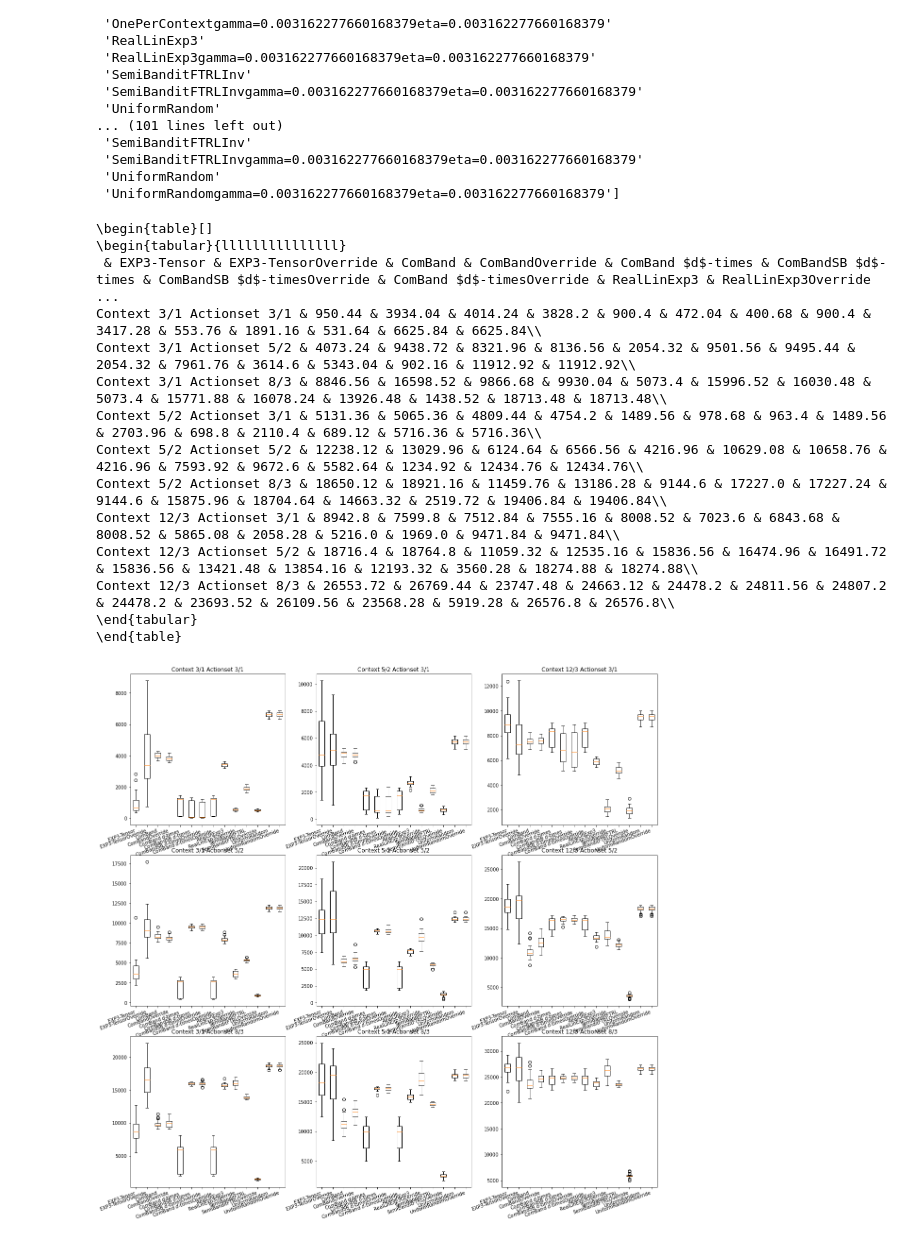
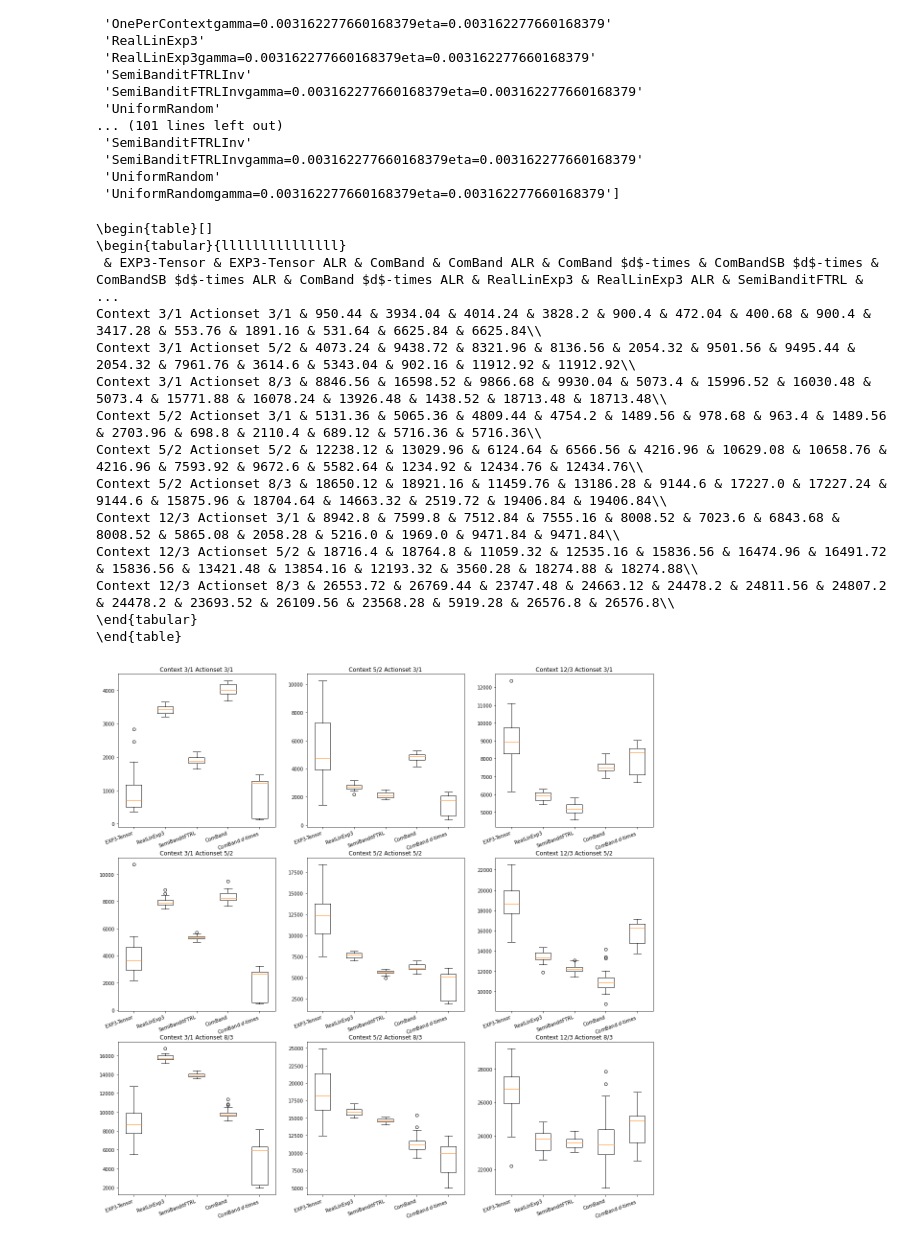
Before and after one commit to LukasZierahn/Combinatorial-Contextual-Bandits, a Jupyter notebook: latex_generator.ipynb, the cells around one changed output. Saved outputs shown, nothing was run; the diff lists cells and outputs as text; code cells hidden in the pictures.

```diff
--- a/latex_generator.ipynb
+++ b/latex_generator.ipynb
@@ -102,7 +102,7 @@ algo_name_dict = {
 
 for key in list(algo_name_dict.keys()):
     adjusted_key = key + "gamma=0.003162277660168379eta=0.003162277660168379"
-    algo_name_dict[adjusted_key] = algo_name_dict[key] + "Override"
+    algo_name_dict[adjusted_key] = algo_name_dict[key] + " ALR"
 
 algo_name_list = results[dist_name][length]
 
@@ -131,7 +131,7 @@ print(r"\end{table}")
 # %% [output]
 \begin{table}[]
 \begin{tabular}{lllllllllllllll}
- & EXP3-Tensor & EXP3-TensorOverride & ComBand & ComBandOverride & ComBand $d$-times & ComBandSB $d$-times & ComBandSB $d$-timesOverride & ComBand $d$-timesOverride & RealLinExp3 & RealLinExp3Override ...
+ & EXP3-Tensor & EXP3-Tensor ALR & ComBand & ComBand ALR & ComBand $d$-times & ComBandSB $d$-times & ComBandSB $d$-times ALR & ComBand $d$-times ALR & RealLinExp3 & RealLinExp3 ALR & SemiBanditFTRL &  ...
 Context 3/1 Actionset 3/1 & 950.44 & 3934.04 & 4014.24 & 3828.2 & 900.4 & 472.04 & 400.68 & 900.4 & 3417.28 & 553.76 & 1891.16 & 531.64 & 6625.84 & 6625.84\\
 Context 3/1 Actionset 5/2 & 4073.24 & 9438.72 & 8321.96 & 8136.56 & 2054.32 & 9501.56 & 9495.44 & 2054.32 & 7961.76 & 3614.6 & 5343.04 & 902.16 & 11912.92 & 11912.92\\
 Context 3/1 Actionset 8/3 & 8846.56 & 16598.52 & 9866.68 & 9930.04 & 5073.4 & 15996.52 & 16030.48 & 5073.4 & 15771.88 & 16078.24 & 13926.48 & 1438.52 & 18713.48 & 18713.48\\
@@ -147,36 +147,37 @@ Context 12/3 Actionset 8/3 & 26553.72 & 26769.44 & 23747.48 & 24663.12 & 24478.2
 import matplotlib.pyplot as plt
 
 algo_name_list = results[dist_name][length]
+algo_name_list = ["FullBanditExp3Inv", "RealLinExp3", "SemiBanditFTRLInv", "NonContextualExp3", "OnePerContext"]
 
 number_of_ds = []
 number_of_Ks = []
 for length in results[dist_name].keys():
     for dist_name in results.keys():
         number_of_ds.append(sample_sequences[dist_name][length].d)
         number_of_Ks.append(sample_sequences[dist_name][length].K)
 
 number_of_ds = np.unique(number_of_ds)
 number_of_Ks = np.unique(number_of_Ks)
 
 fig, axs = plt.subplots(len(number_of_Ks), len(number_of_ds), figsize=(20, 20))
 
 for length in results[dist_name].keys():
     for dist_name in results.keys():
         sequence = sample_sequences[dist_name][length]
 
         full_regret_list = []
         labels = []
         for index, algo_name in enumerate(algo_name_list):
             regret_list = results[dist_name][length][algo_name]["regret"]
             full_regret_list.append(regret_list)
             labels.append(algo_name_dict[algo_name])
 
             indcies = (np.where(number_of_Ks == sequence.K)[0][0], np.where(number_of_ds == sequence.d)[0][0])
             axs[indcies].set_title(f"Context {sequence.d}/{context_mset_dict[sequence.d]} Actionset {sequence.K}/{sequence.m}")
             #axs[indcies].plot(index, np.mean(regret_list), marker="o", markersize=20, label=algo_name_dict[algo_name])
             #axs[indcies].legend()
 
         axs[indcies].boxplot(full_regret_list, labels=labels)
         plt.setp(axs[indcies].get_xticklabels(), rotation=20, horizontalalignment='right')
 # %% [output]
-[figure, old version]
+[figure, new version]
```
Also changed, not shown: parts of 1 cell of this notebook, 4 other files.
